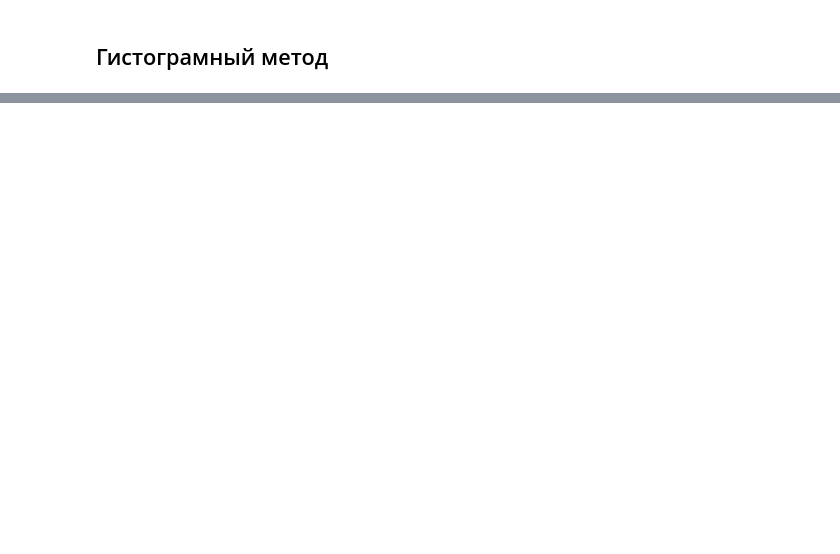
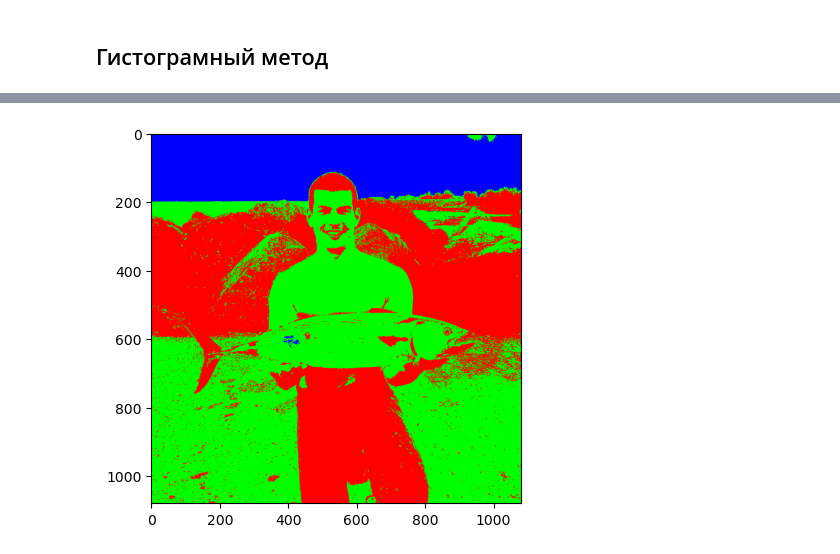
Before and after one commit to Str1kez/computer_vision, a Jupyter notebook: exercise2.ipynb, the cells around one changed output, grey strips where cells are left out. Saved outputs shown, nothing was run; the diff lists cells and outputs as text; code cells hidden in the pictures; blank space fills up the shorter version.

```diff
--- a/exercise2.ipynb
+++ b/exercise2.ipynb
@@ -170,0 +175,15 @@ show_image(region_growth(get_binary_image(), [(100, 100)]))
+# %%
+def get_sectored_image():
+    image = get_halftone_image()
+    segm1 = image <= 60
+    segm2 = (image > 60) & (image <= 190)
+    segm3 = image > 190
+    colorized_image = np.zeros((image.shape[0], image.shape[1], 3))
+    colorized_image[segm1] = (1, 0, 0)
+    colorized_image[segm2] = (0, 1, 0)
+    colorized_image[segm3] = (0, 0, 1)
+    return colorized_image
+
+show_image(get_sectored_image(), None)
+# %% [output]
+[figure, added]
```
Also changed, not shown: parts of 9 cells of this notebook.
